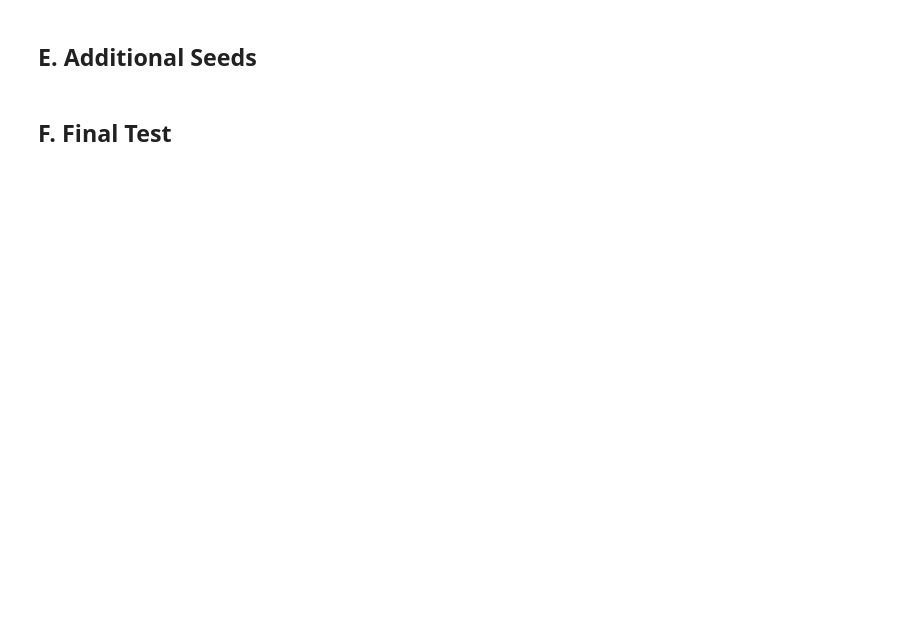
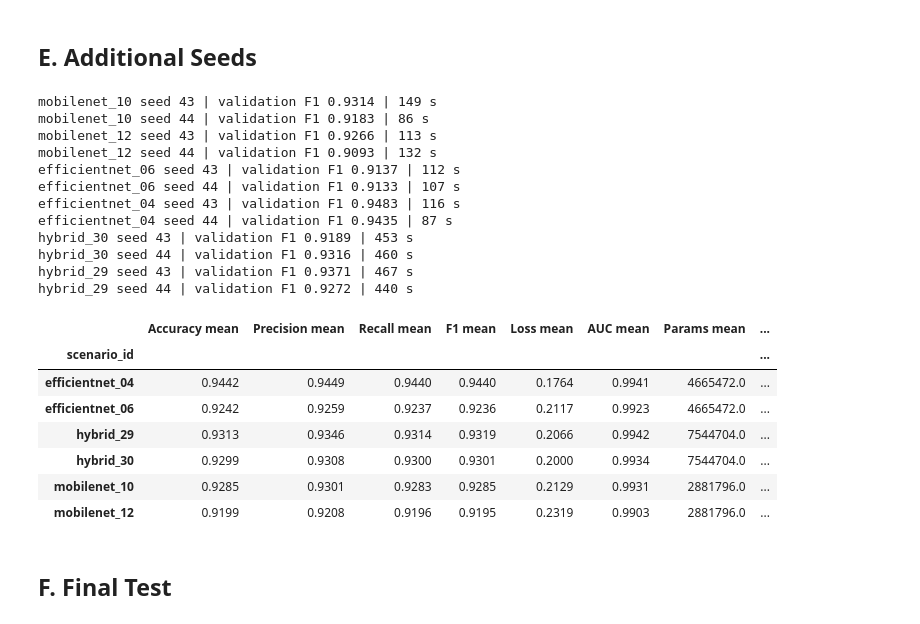
Before and after one commit to rifqiadrianto007/hybrid_modelv3.1, a Jupyter notebook: model.ipynb, the cells around one changed output. Cells and saved outputs as stored; diff of their text form; code cells hidden in the pictures; blank space fills up the shorter version.

```diff
--- a/model.ipynb
+++ b/model.ipynb
@@ -1569,8 +1840,36 @@ compare_same_configuration()
 # %% [markdown]
 ## E. Additional Seeds
 # %%
-SELECTED_SCENARIO_IDS = []
+SELECTED_SCENARIO_IDS = [
+    'mobilenet_10',
+    'mobilenet_12',
+    'efficientnet_06',
+    'efficientnet_04',
+    'hybrid_30',
+    'hybrid_29',
+]
 run_additional_seeds(SELECTED_SCENARIO_IDS)
+# %% [output]
+mobilenet_10 seed 43 | validation F1 0.9314 | 149 s
+mobilenet_10 seed 44 | validation F1 0.9183 | 86 s
+mobilenet_12 seed 43 | validation F1 0.9266 | 113 s
+mobilenet_12 seed 44 | validation F1 0.9093 | 132 s
+efficientnet_06 seed 43 | validation F1 0.9137 | 112 s
+efficientnet_06 seed 44 | validation F1 0.9133 | 107 s
+efficientnet_04 seed 43 | validation F1 0.9483 | 116 s
+efficientnet_04 seed 44 | validation F1 0.9435 | 87 s
+hybrid_30 seed 43 | validation F1 0.9189 | 453 s
+hybrid_30 seed 44 | validation F1 0.9316 | 460 s
+hybrid_29 seed 43 | validation F1 0.9371 | 467 s
+hybrid_29 seed 44 | validation F1 0.9272 | 440 s
+|  | Accuracy mean | Precision mean | Recall mean | F1 mean | Loss mean | AUC mean | Params mean | ... |
+| scenario_id |  |  |  |  |  |  |  | ... |
+| efficientnet_04 | 0.9442 | 0.9449 | 0.9440 | 0.9440 | 0.1764 | 0.9941 | 4665472.0 | ... |
+| efficientnet_06 | 0.9242 | 0.9259 | 0.9237 | 0.9236 | 0.2117 | 0.9923 | 4665472.0 | ... |
+| hybrid_29 | 0.9313 | 0.9346 | 0.9314 | 0.9319 | 0.2066 | 0.9942 | 7544704.0 | ... |
+| hybrid_30 | 0.9299 | 0.9308 | 0.9300 | 0.9301 | 0.2000 | 0.9934 | 7544704.0 | ... |
+| mobilenet_10 | 0.9285 | 0.9301 | 0.9283 | 0.9285 | 0.2129 | 0.9931 | 2881796.0 | ... |
+| mobilenet_12 | 0.9199 | 0.9208 | 0.9196 | 0.9195 | 0.2319 | 0.9903 | 2881796.0 | ... |
 # %% [markdown]
 ## F. Final Test
 # %%
```
Also changed, not shown: parts of 66 cells of this notebook, 2 other files.
